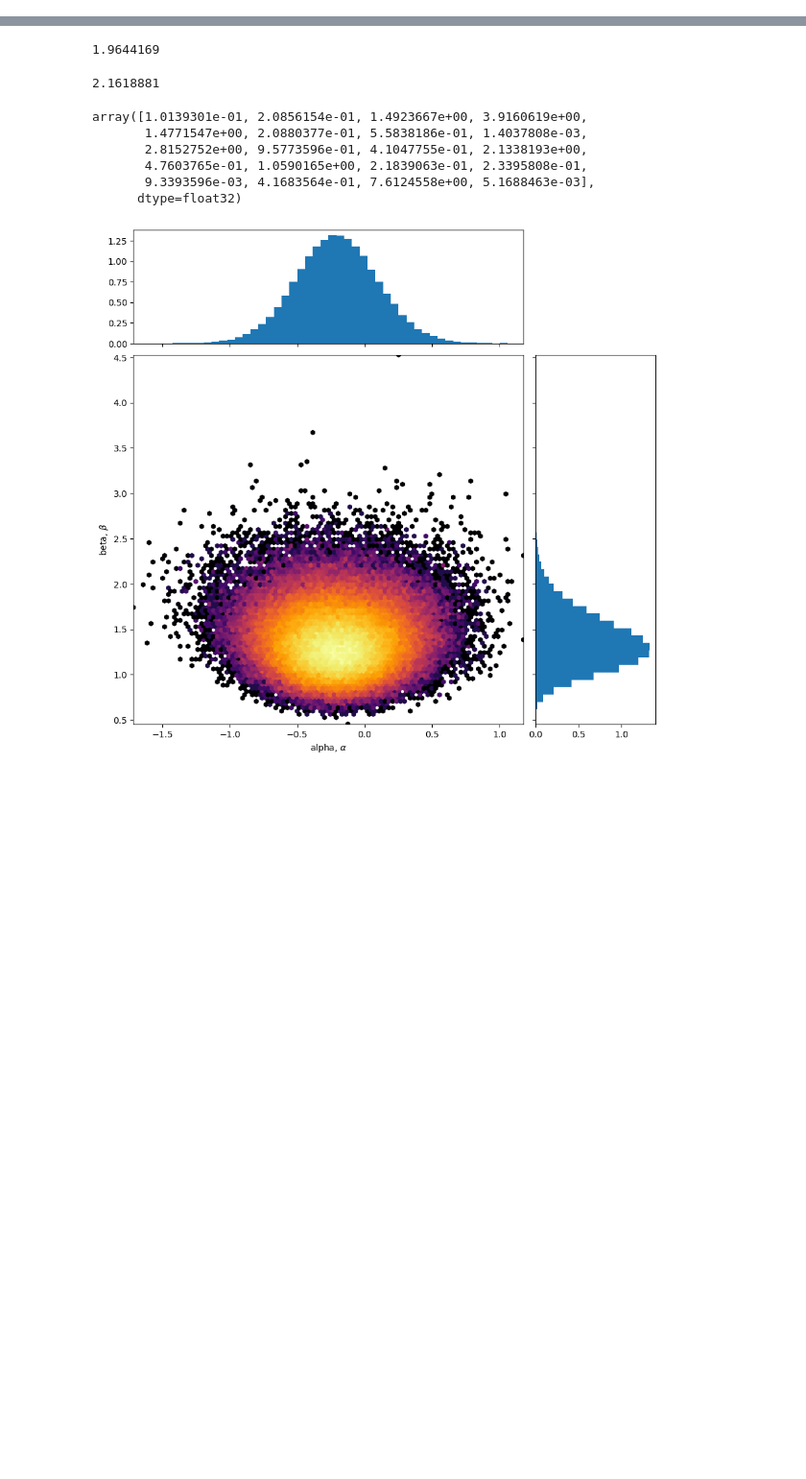
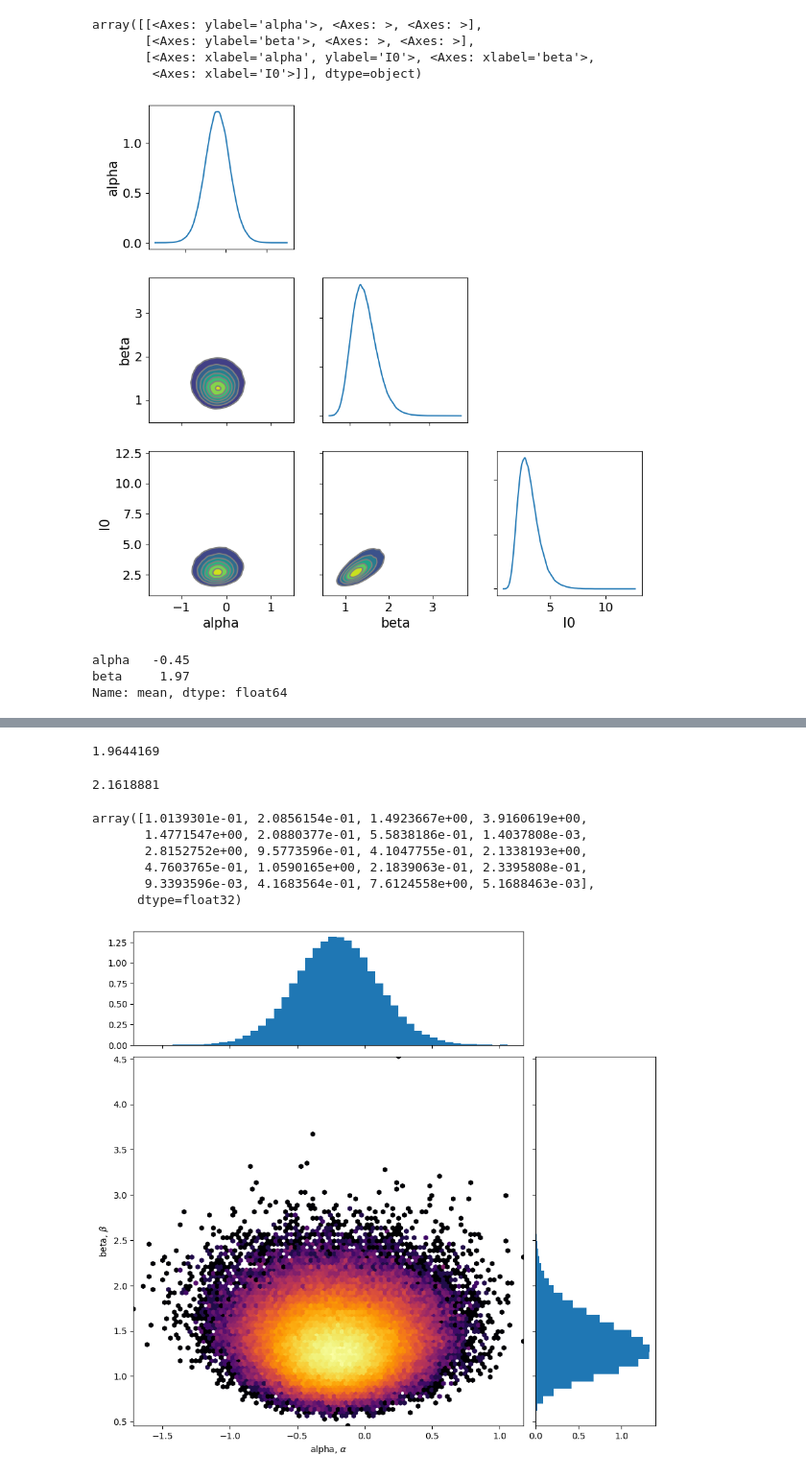
Before and after one commit to MaxTalberg/The-Lighthouse-Problem, a Jupyter notebook: src/CW_pymc.ipynb, the cells around one changed output, grey strips where cells are left out. Shown at 96% size. Cells and saved outputs as stored; diff of their text form; code cells hidden in the pictures; blank space fills up the shorter version.

```diff
--- a/src/CW_pymc.ipynb
+++ b/src/CW_pymc.ipynb
@@ -37,0 +59,17 @@ model_xi = define_model_xi(x_observed, I_observed, **model_params)
+# %%
+az.plot_pair(trace_xi, var_names=['alpha', 'beta', 'I0'],
+             kind='kde',  # Choose 'kde' for Kernel Density Estimate or 'scatter' for scatter plots
+             marginals=True,  # If you want marginal distributions on the diagonal
+             figsize=(10, 10))
+# %% [output]
+array([[<Axes: ylabel='alpha'>, <Axes: >, <Axes: >],
+       [<Axes: ylabel='beta'>, <Axes: >, <Axes: >],
+       [<Axes: xlabel='alpha', ylabel='I0'>, <Axes: xlabel='beta'>,
+        <Axes: xlabel='I0'>]], dtype=object)
+[figure, added]
+# %%
+summary_stats['mean']
+# %% [output]
+alpha   -0.45
+beta     1.97
+Name: mean, dtype: float64
```
Also changed, not shown: parts of 6 cells of this notebook, 4 other files.
